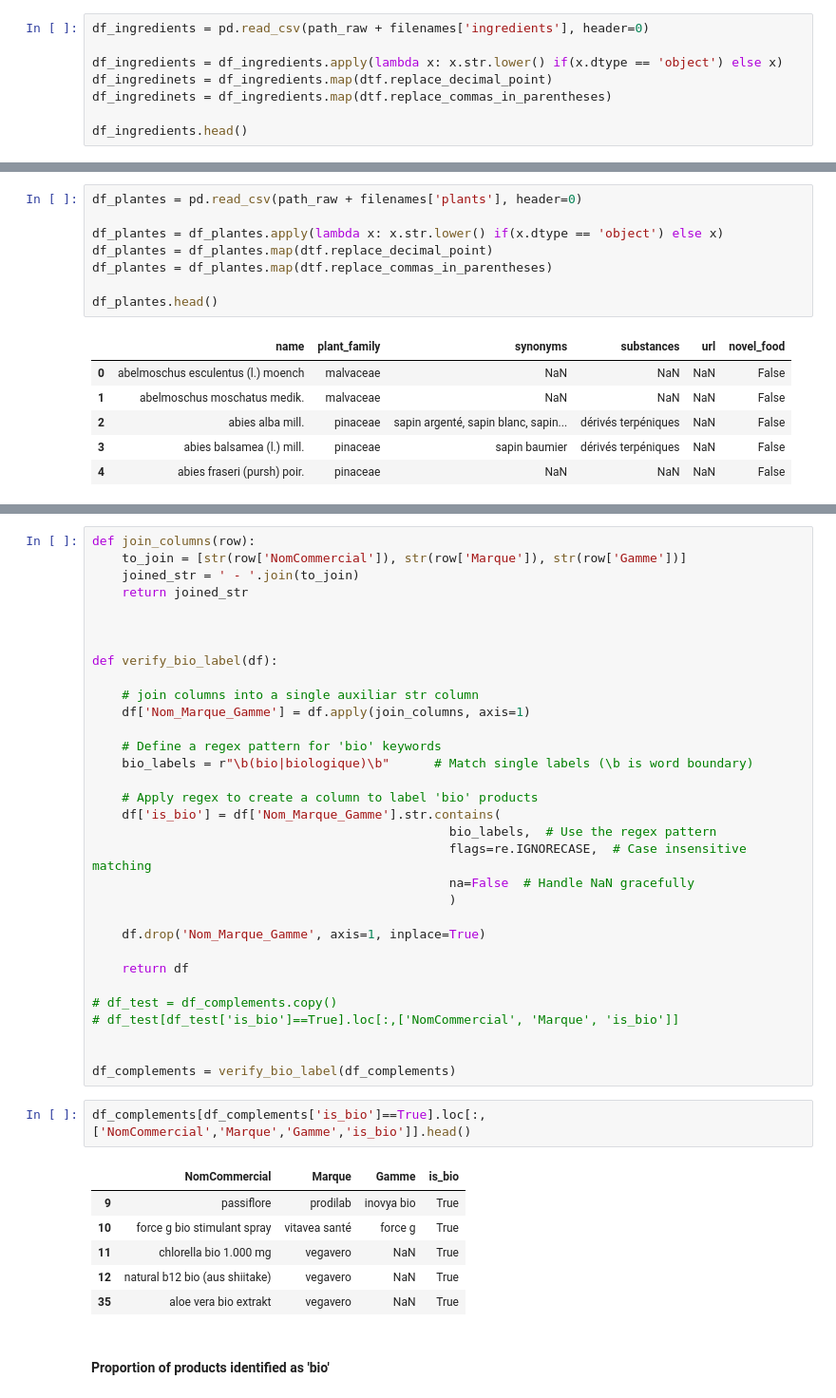
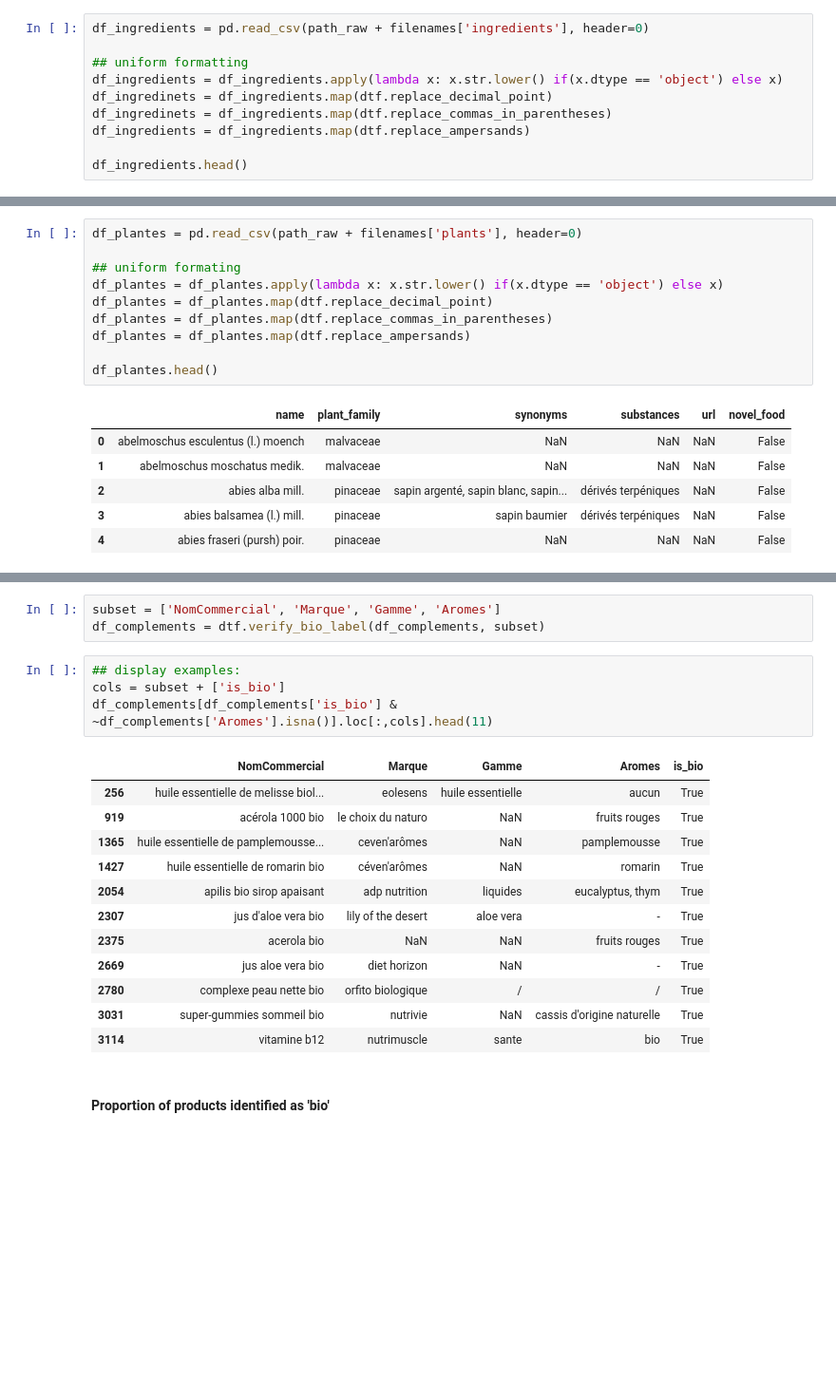
Before and after one commit to RamiroHR/hackathon_complements_alimentaires, a Jupyter notebook: Data_Exploration.ipynb, the cells around one changed output, grey strips where cells are left out. Shown at 95% size. Drawn from its saved outputs; the diff is of its cells as text; blank space fills up the shorter version.

```diff
--- a/Data_Exploration.ipynb
+++ b/Data_Exploration.ipynb
@@ -357,9 +387,11 @@ grouped_amounts.sort_values(ascending=False).to_frame(name='number_products_with
 # %%
 df_ingredients = pd.read_csv(path_raw + filenames['ingredients'], header=0)
 
+## uniform formatting
 df_ingredients = df_ingredients.apply(lambda x: x.str.lower() if(x.dtype == 'object') else x)
 df_ingredinets = df_ingredients.map(dtf.replace_decimal_point)
 df_ingredinets = df_ingredients.map(dtf.replace_commas_in_parentheses)
+df_ingredients = df_ingredients.map(dtf.replace_ampersands)
 
 df_ingredients.head()
 # %% [output]
@@ -380,9 +413,11 @@ df_ingredients.head()
 # %%
 df_plantes = pd.read_csv(path_raw + filenames['plants'], header=0)
 
+## uniform formating
 df_plantes = df_plantes.apply(lambda x: x.str.lower() if(x.dtype == 'object') else x)
 df_plantes = df_plantes.map(dtf.replace_decimal_point)
 df_plantes = df_plantes.map(dtf.replace_commas_in_parentheses)
+df_plantes = df_plantes.map(dtf.replace_ampersands)
 
 df_plantes.head()
 # %% [output]
@@ -606,44 +577,23 @@ plt.show()
 # %%
-def join_columns(row):
-    to_join = [str(row['NomCommercial']), str(row['Marque']), str(row['Gamme'])]
-    joined_str = ' - '.join(to_join)
-    return joined_str
-
-
-
-def verify_bio_label(df):
-
-    # join columns into a single auxiliar str column
-    df['Nom_Marque_Gamme'] = df.apply(join_columns, axis=1)
-
-    # Define a regex pattern for 'bio' keywords
-    bio_labels = r"\b(bio|biologique)\b"      # Match single labels (\b is word boundary)
-
-    # Apply regex to create a column to label 'bio' products
-    df['is_bio'] = df['Nom_Marque_Gamme'].str.contains(
-                                                bio_labels,  # Use the regex pattern
-                                                flags=re.IGNORECASE,  # Case insensitive matching
-                                                na=False  # Handle NaN gracefully
-                                                )
-
-    df.drop('Nom_Marque_Gamme', axis=1, inplace=True)
-
-    return df
-
-# df_test = df_complements.copy()
-# df_test[df_test['is_bio']==True].loc[:,['NomCommercial', 'Marque', 'is_bio']]
-
-
-df_complements = verify_bio_label(df_complements)
+subset = ['NomCommercial', 'Marque', 'Gamme', 'Aromes']
+df_complements = dtf.verify_bio_label(df_complements, subset)
 # %%
-df_complements[df_complements['is_bio']==True].loc[:,['NomCommercial','Marque','Gamme','is_bio']].head()
+## display examples:
+cols = subset + ['is_bio']
+df_complements[df_complements['is_bio'] & ~df_complements['Aromes'].isna()].loc[:,cols].head(11)
 # %% [output]
-|  | NomCommercial | Marque | Gamme | is_bio |
-| 9 | passiflore | prodilab | inovya bio | True |
-| 10 | force g bio stimulant spray | vitavea santé | force g | True |
-| 11 | chlorella bio 1.000 mg | vegavero | NaN | True |
-| 12 | natural b12 bio (aus shiitake) | vegavero | NaN | True |
-| 35 | aloe vera bio extrakt | vegavero | NaN | True |
+|  | NomCommercial | Marque | Gamme | Aromes | is_bio |
+| 256 | huile essentielle de melisse biol... | eolesens | huile essentielle | aucun | True |
+| 919 | acérola 1000 bio | le choix du naturo | NaN | fruits rouges | True |
+| 1365 | huile essentielle de pamplemousse... | ceven'arômes | NaN | pamplemousse | True |
+| 1427 | huile essentielle de romarin bio | céven'arômes | NaN | romarin | True |
+| 2054 | apilis bio sirop apaisant | adp nutrition | liquides | eucalyptus, thym | True |
+| 2307 | jus d'aloe vera bio | lily of the desert | aloe vera | - | True |
+| 2375 | acerola bio | NaN | NaN | fruits rouges | True |
+| 2669 | jus aloe vera bio | diet horizon | NaN | - | True |
+| 2780 | complexe peau nette bio | orfito biologique | / | / | True |
+| 3031 | super-gummies sommeil bio | nutrivie | NaN | cassis d'origine naturelle | True |
+| 3114 | vitamine b12 | nutrimuscle | sante | bio | True |
 # %% [markdown]
 #### Proportion of products identified as 'bio'
 # %%
```
Also changed, not shown: parts of 41 cells of this notebook, 1 other file.
